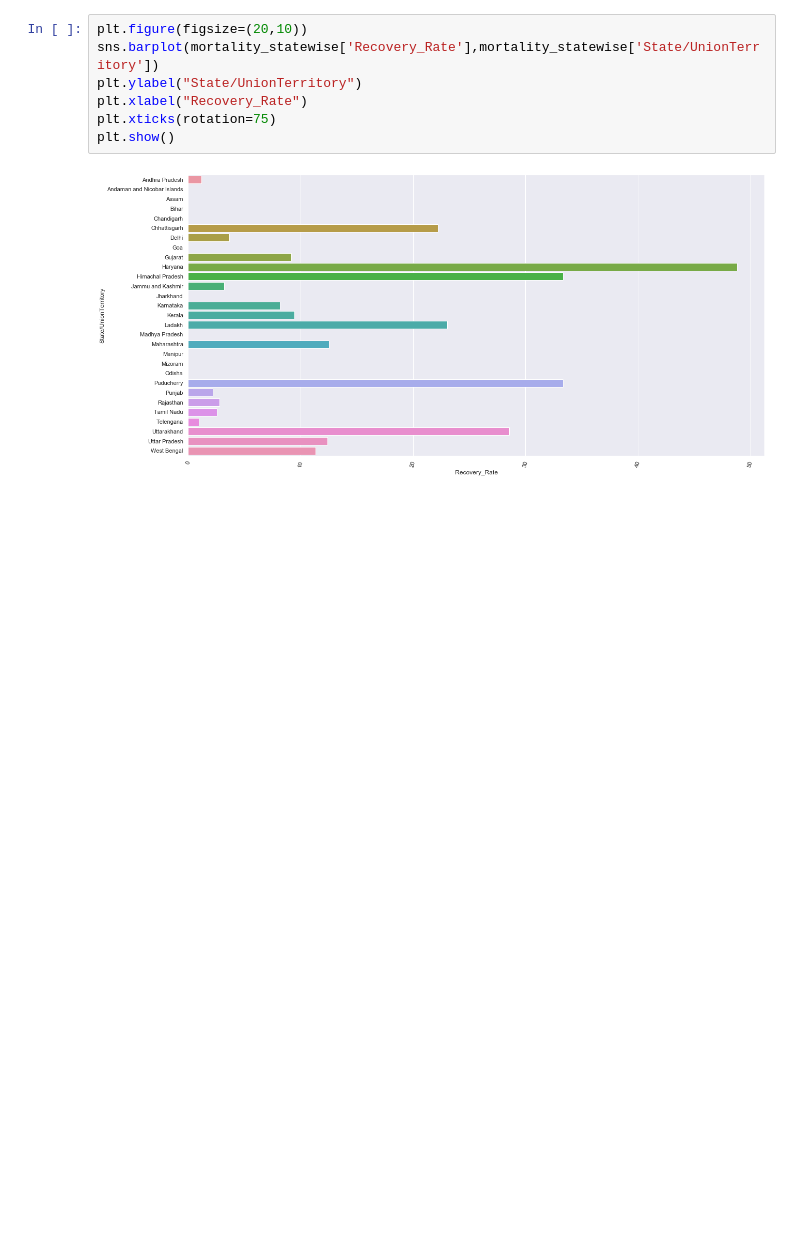
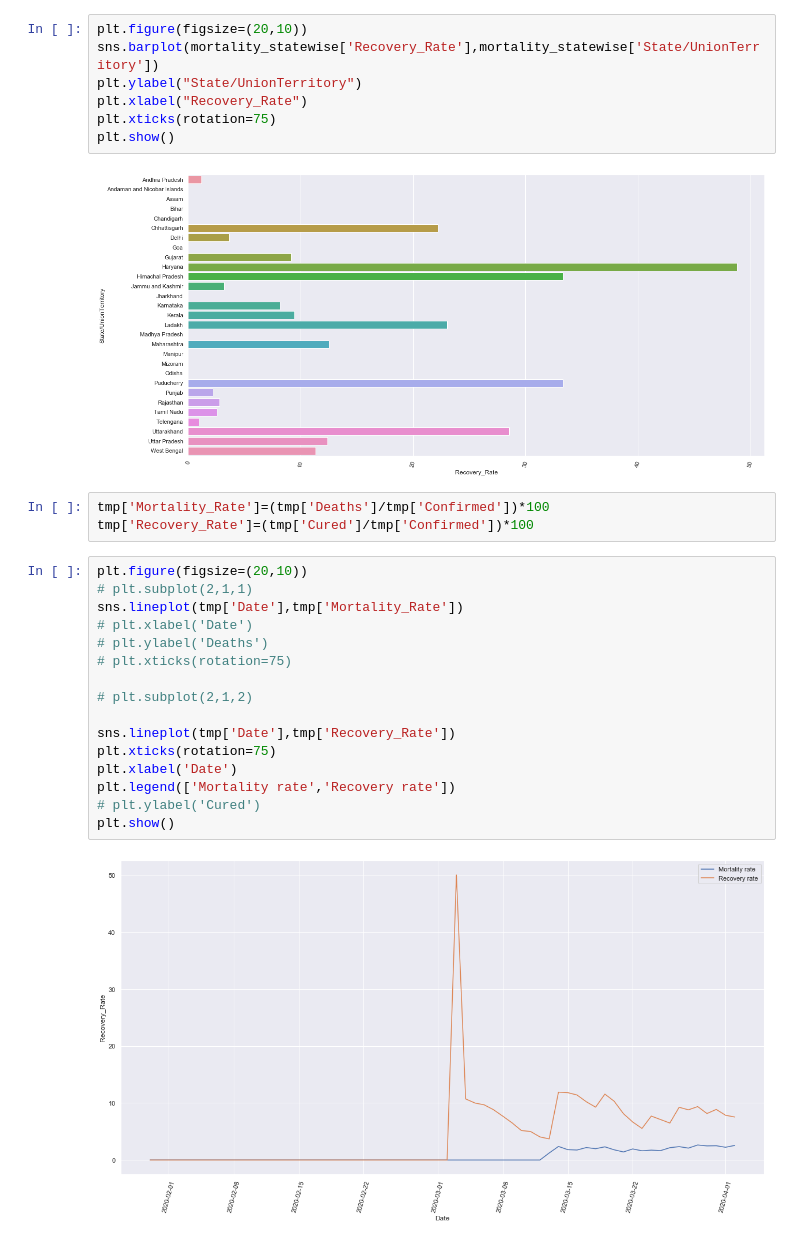
Before and after one commit to indranil180/Covid_19_India, a Jupyter notebook: COVID_India.ipynb, the cells around one changed output. Drawn from its saved outputs; the diff is of its cells as text; blank space fills up the shorter version.

Commit message:
Mortality rate and Recovery rate weekly Comparision

```diff
--- a/COVID_India.ipynb
+++ b/COVID_India.ipynb
@@ -654,3 +654,24 @@ plt.xticks(rotation=75)
 plt.show()
 # %% [output]
 [figure]
+# %%
+tmp['Mortality_Rate']=(tmp['Deaths']/tmp['Confirmed'])*100
+tmp['Recovery_Rate']=(tmp['Cured']/tmp['Confirmed'])*100
+# %%
+plt.figure(figsize=(20,10))
+# plt.subplot(2,1,1)
+sns.lineplot(tmp['Date'],tmp['Mortality_Rate'])
+# plt.xlabel('Date')
+# plt.ylabel('Deaths')
+# plt.xticks(rotation=75)
+
+# plt.subplot(2,1,2)
+
+sns.lineplot(tmp['Date'],tmp['Recovery_Rate'])
+plt.xticks(rotation=75)
+plt.xlabel('Date')
+plt.legend(['Mortality rate','Recovery rate'])
+# plt.ylabel('Cured')
+plt.show()
+# %% [output]
+[figure, added]
```
Also changed, not shown: parts of 5 cells of this notebook.
